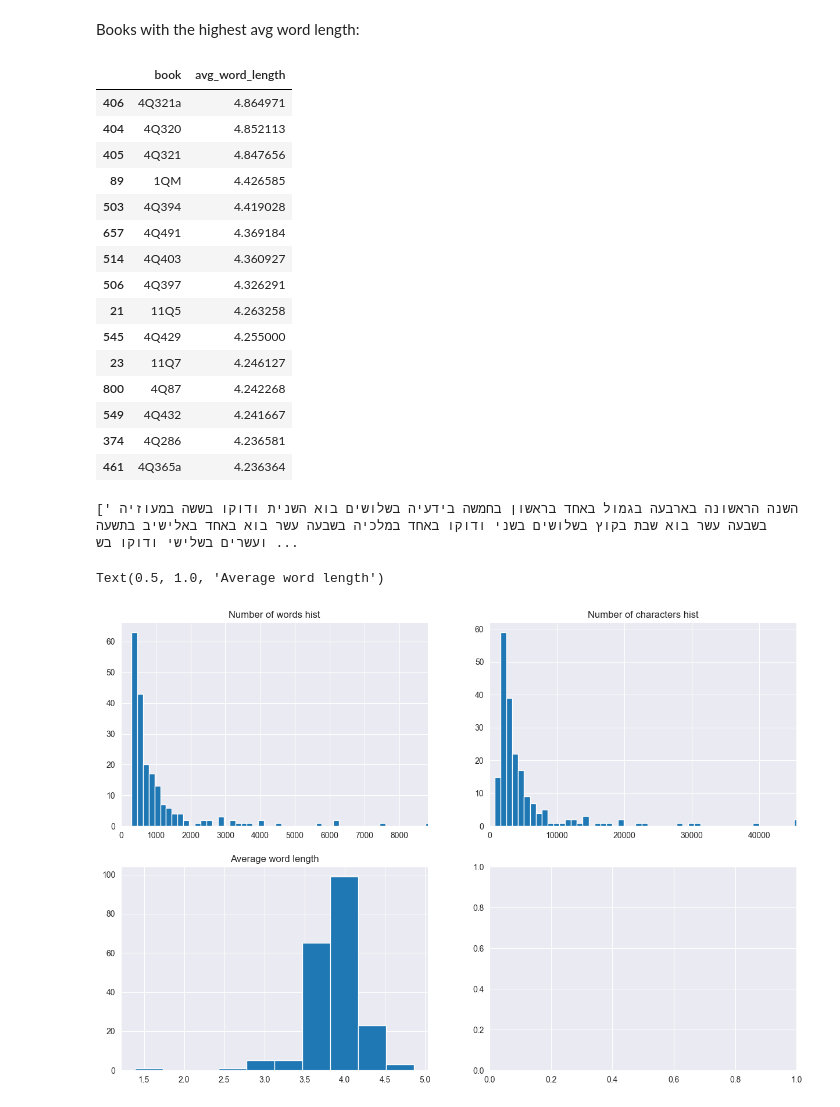
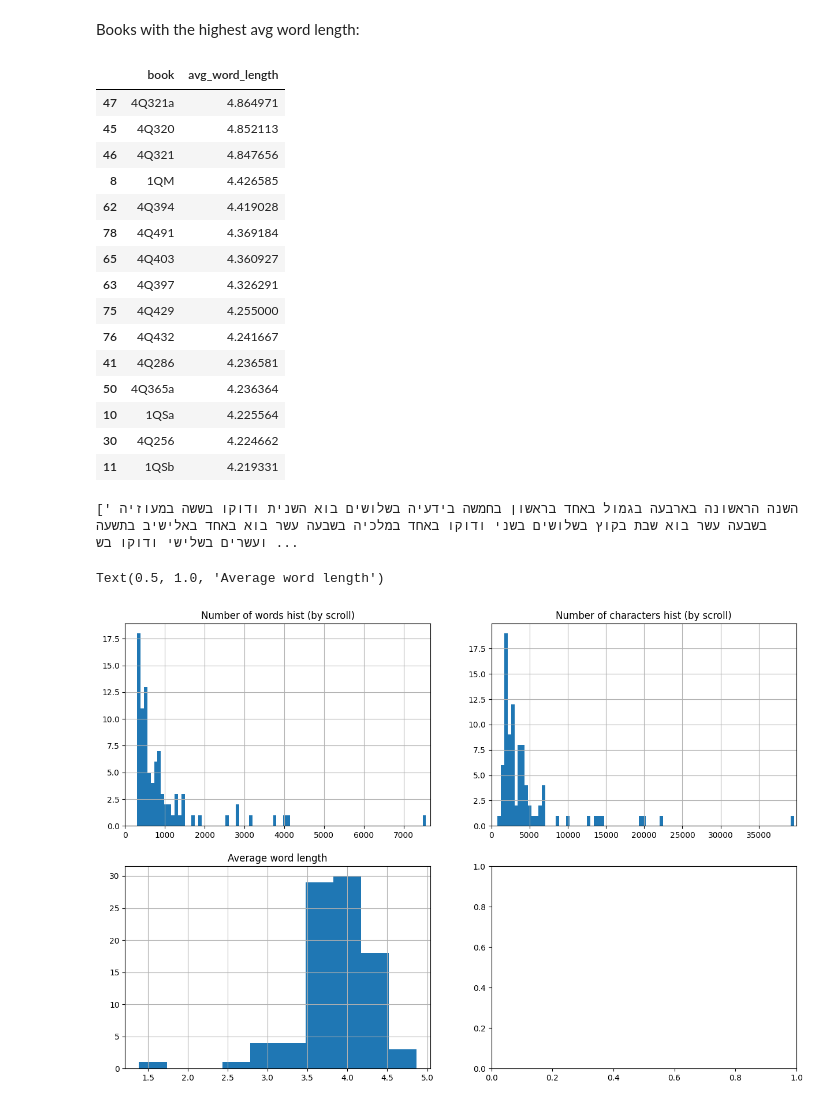
Before and after one commit to yonatanlou/QumranNLP, a Jupyter notebook: notebooks/1.0-EDA.ipynb, the cells around one changed output. Cells and saved outputs as stored; diff of their text form; code cells hidden in the pictures.

```diff
--- a/notebooks/1.0-EDA.ipynb
+++ b/notebooks/1.0-EDA.ipynb
@@ -17,7 +18,8 @@ matplotlib.rcParams['figure.figsize'] = (15, 10)
 So we have 202 scrolls that match our criteria (with 39 compositions).
 Only 129 scrolls have composition label.
 # %%
-DATA_PATH = "data/filtered_text_and_starr_features_22_05_2024.csv"
+CHUNK_SIZE=100
+DATA_PATH = f"{BASE_DIR}/notebooks/data/filtered_text_and_starr_features_{CHUNK_SIZE}_words_nonbib_17_06_2024.csv"
 df = pd.read_csv(DATA_PATH)
 df_grouped = df.groupby("book")["text"].apply(' '.join).reset_index()
 book_info = df[["book", "composition", "section"]].drop_duplicates()
@@ -51,21 +53,21 @@ Books with the highest avg word length:
 df_by_book.sort_values(by="avg_word_length", ascending=False)[["book", "avg_word_length"]].head(15)
 # %% [output]
 |  | book | avg_word_length |
-| 406 | 4Q321a | 4.864971 |
-| 404 | 4Q320 | 4.852113 |
-| 405 | 4Q321 | 4.847656 |
-| 89 | 1QM | 4.426585 |
-| 503 | 4Q394 | 4.419028 |
-| 657 | 4Q491 | 4.369184 |
-| 514 | 4Q403 | 4.360927 |
-| 506 | 4Q397 | 4.326291 |
-| 21 | 11Q5 | 4.263258 |
-| 545 | 4Q429 | 4.255000 |
-| 23 | 11Q7 | 4.246127 |
-| 800 | 4Q87 | 4.242268 |
-| 549 | 4Q432 | 4.241667 |
-| 374 | 4Q286 | 4.236581 |
-| 461 | 4Q365a | 4.236364 |
+| 47 | 4Q321a | 4.864971 |
+| 45 | 4Q320 | 4.852113 |
+| 46 | 4Q321 | 4.847656 |
+| 8 | 1QM | 4.426585 |
+| 62 | 4Q394 | 4.419028 |
+| 78 | 4Q491 | 4.369184 |
+| 65 | 4Q403 | 4.360927 |
+| 63 | 4Q397 | 4.326291 |
+| 75 | 4Q429 | 4.255000 |
+| 76 | 4Q432 | 4.241667 |
+| 41 | 4Q286 | 4.236581 |
+| 50 | 4Q365a | 4.236364 |
+| 10 | 1QSa | 4.225564 |
+| 30 | 4Q256 | 4.224662 |
+| 11 | 1QSb | 4.219331 |
 # %%
 df_by_book[df_by_book["book"] == "4Q321a"]["text"].to_list()
 # %% [output]
@@ -73,16 +75,16 @@ df_by_book[df_by_book["book"] == "4Q321a"]["text"].to_list()
 # %%
 fig, ax = plt.subplots(2, 2)
 df_by_book["number_of_words"].hist(ax=ax[0, 0], bins=100)
 df_by_book["number_of_chars"].hist(ax=ax[0, 1], bins=100)
 ax[0, 0].set_xlim(0, df_by_book["number_of_words"].quantile(0.99))
 ax[0, 1].set_xlim(0, df_by_book["number_of_chars"].quantile(0.99))
 df_by_book["avg_word_length"].hist(ax=ax[1, 0])
-ax[0, 0].set_title("Number of words hist")
-ax[0, 1].set_title("Number of characters hist")
+ax[0, 0].set_title("Number of words hist (by scroll)")
+ax[0, 1].set_title("Number of characters hist (by scroll)")
 ax[1, 0].set_title("Average word length")
 # %% [output]
 Text(0.5, 1.0, 'Average word length')
-[figure, old version]
+[figure, new version]
 # %%
 from collections import defaultdict
 
```
Also changed, not shown: parts of 7 cells of this notebook.
